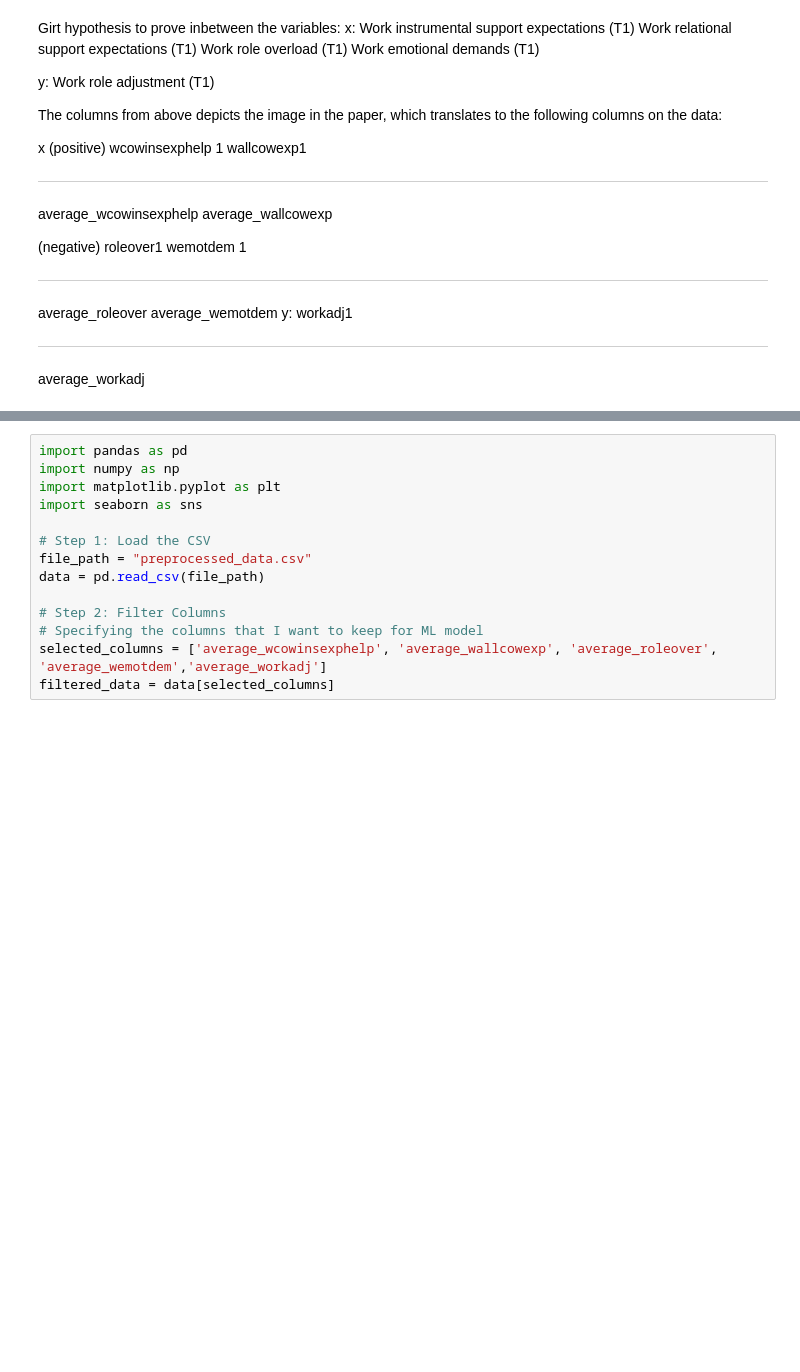
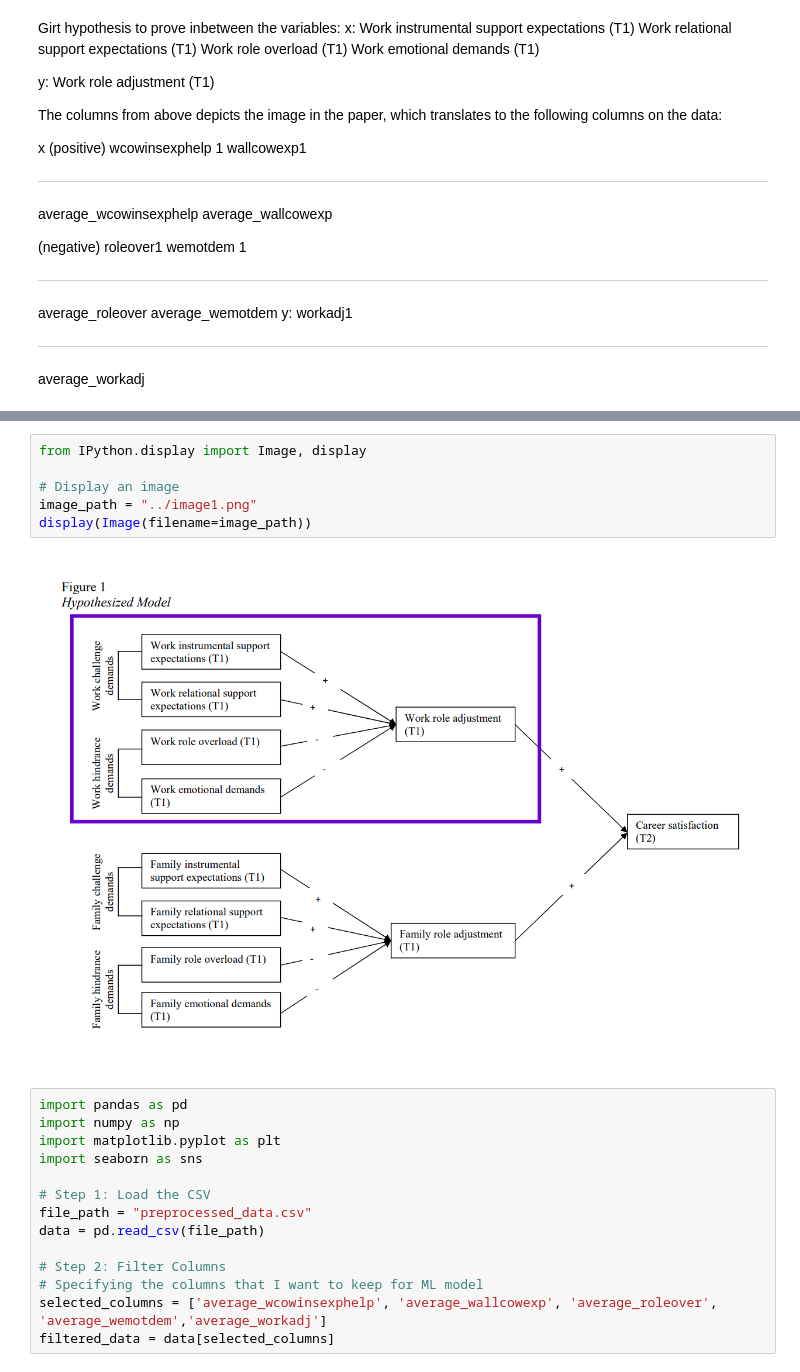
Before and after one commit to reema-dass26/Interdiciplinary_project_WU, a Jupyter notebook: source/EDA_1.ipynb, the cells around one changed output, grey strips where cells are left out. Saved outputs shown, nothing was run; the diff lists cells and outputs as text; blank space fills up the shorter version.

```diff
--- a/source/EDA_1.ipynb
+++ b/source/EDA_1.ipynb
@@ -32,3 +40,11 @@ average_workadj
+# %%
+from IPython.display import Image, display
+
+# Display an image
+image_path = "../image1.png"
+display(Image(filename=image_path))
+# %% [output]
+[figure, added]
 # %%
 import pandas as pd
 import numpy as np
```
Also changed, not shown: parts of 6 cells of this notebook, 2 other files.
